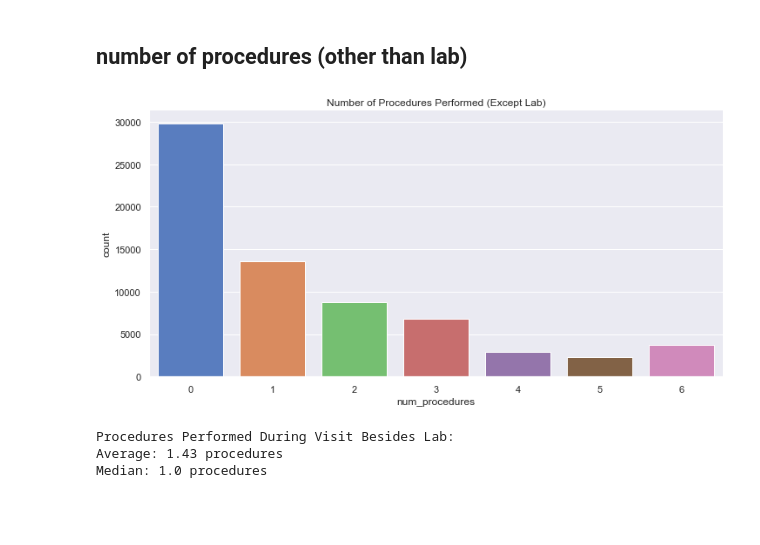
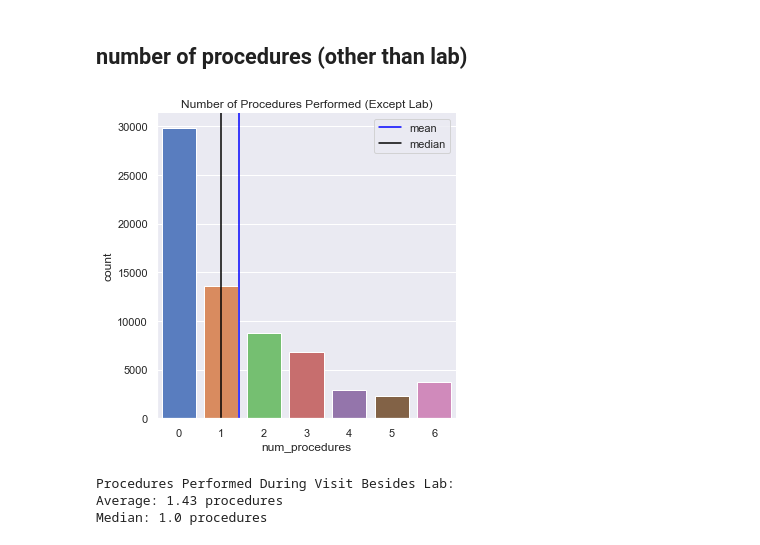
Before and after one commit to annasophiat/diabetic-readmissions, a Jupyter notebook: diabetes_storytelling.ipynb, the cells around one changed output. Saved outputs shown, nothing was run; the diff lists cells and outputs as text; code cells hidden in the pictures; blank space fills up the shorter version.

```diff
--- a/diabetes_storytelling.ipynb
+++ b/diabetes_storytelling.ipynb
@@ -336,14 +310,17 @@ diabetes[diabetes.num_lab_procedures > 100].describe()
 # %%
-# remove rows that have over 101 lab procedures
-diabetes = diabetes[diabetes.num_lab_procedures < 101]
+# remove rows that have over 110 lab procedures
+diabetes = diabetes[diabetes.num_lab_procedures < 111]
 # %% [markdown]
 ## number of procedures (other than lab)
 # %%
-sns.catplot(x='num_procedures', kind='count', palette='muted', data=diabetes, aspect=2)
+sns.catplot(x='num_procedures', kind='count', palette='muted', data=diabetes)
+plt.axvline(np.mean(diabetes.num_procedures), color='blue', label='mean')
+plt.axvline(np.median(diabetes.num_procedures), color='black', label='median')
 plt.title('Number of Procedures Performed (Except Lab)')
+plt.legend()
 plt.show()
 # %% [output]
-[figure, old version]
+[figure, new version]
 # %%
 print('Procedures Performed During Visit Besides Lab:')
 print('Average: {} procedures'.format(round(np.mean(diabetes.num_procedures), 2)))
```
Also changed, not shown: parts of 71 cells of this notebook, 2 other files.
